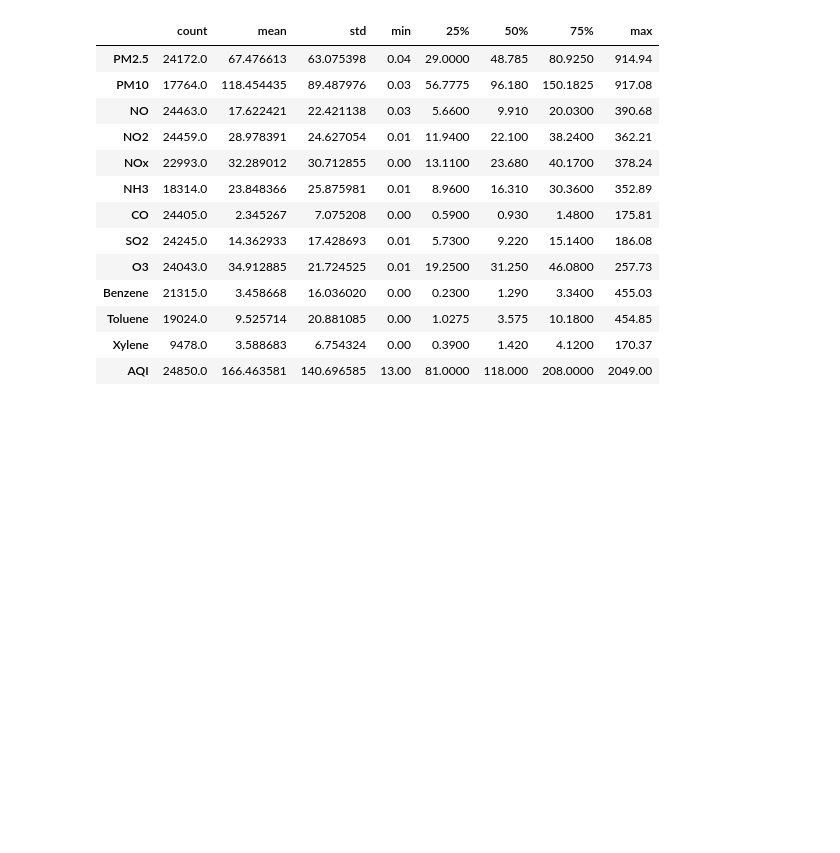
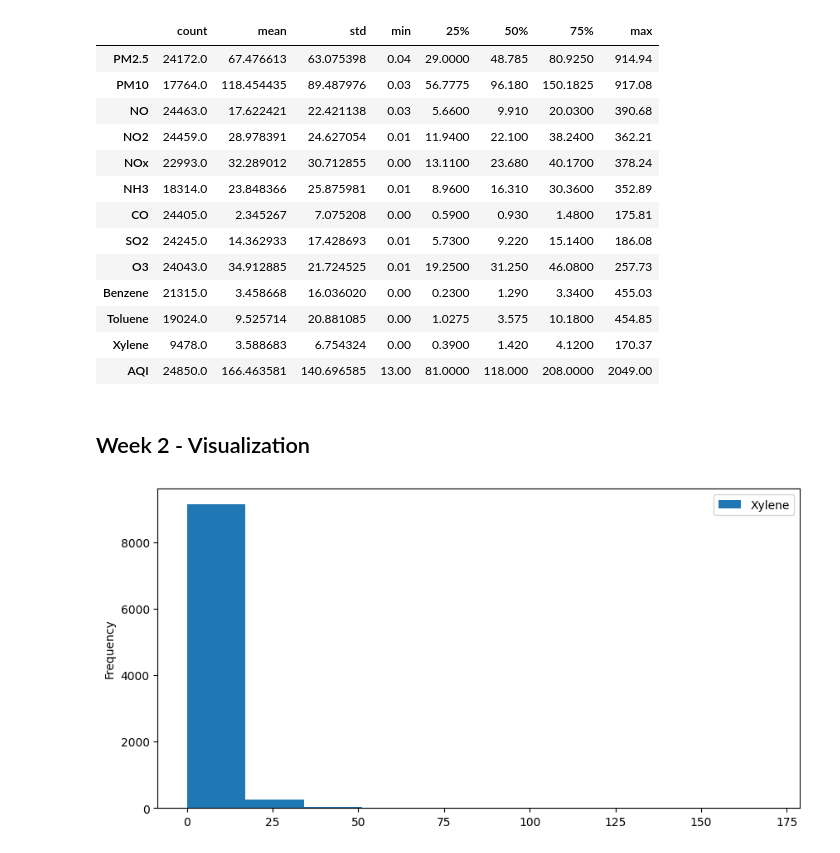
Before and after one commit to Ashrith1312-spec/week-1, a Jupyter notebook: AQI Prediction Model .ipynb, the cells around one changed output. Cells and saved outputs as stored; diff of their text form; code cells hidden in the pictures; blank space fills up the shorter version.

```diff
--- a/AQI Prediction Model .ipynb
+++ b/AQI Prediction Model .ipynb
@@ -135,3 +156,12 @@ df.describe().T
 | Toluene | 19024.0 | 9.525714 | 20.881085 | 0.00 | 1.0275 | 3.575 | 10.1800 | 454.85 |
 | Xylene | 9478.0 | 3.588683 | 6.754324 | 0.00 | 0.3900 | 1.420 | 4.1200 | 170.37 |
 | AQI | 24850.0 | 166.463581 | 140.696585 | 13.00 | 81.0000 | 118.000 | 208.0000 | 2049.00 |
+# %% [markdown]
+## Week 2 - Visualization
+# %%
+# Univariate analysis
+df['Xylene'].plot(kind='hist',figsize=(10,5))
+plt.legend()
+plt.show()
+# %% [output]
+[figure, added]
```
Also changed, not shown: parts of 36 cells of this notebook.
